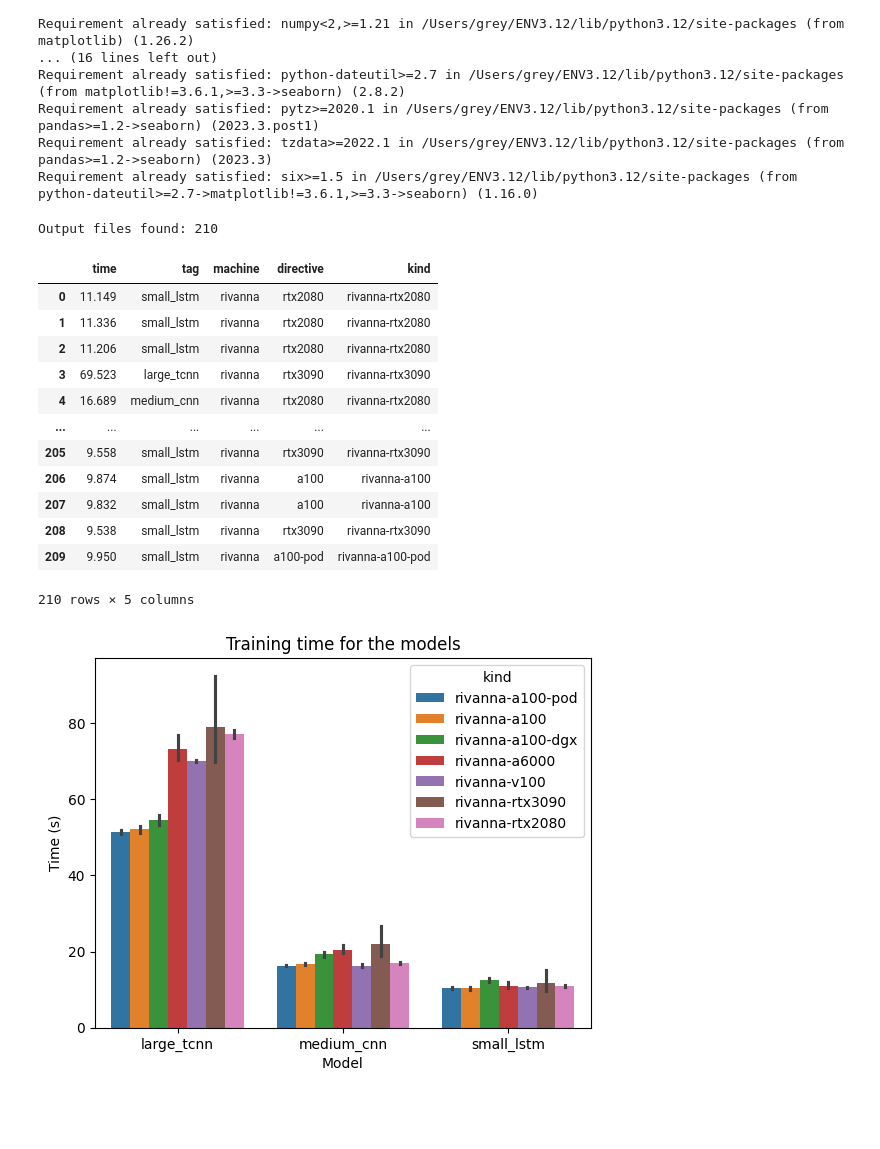
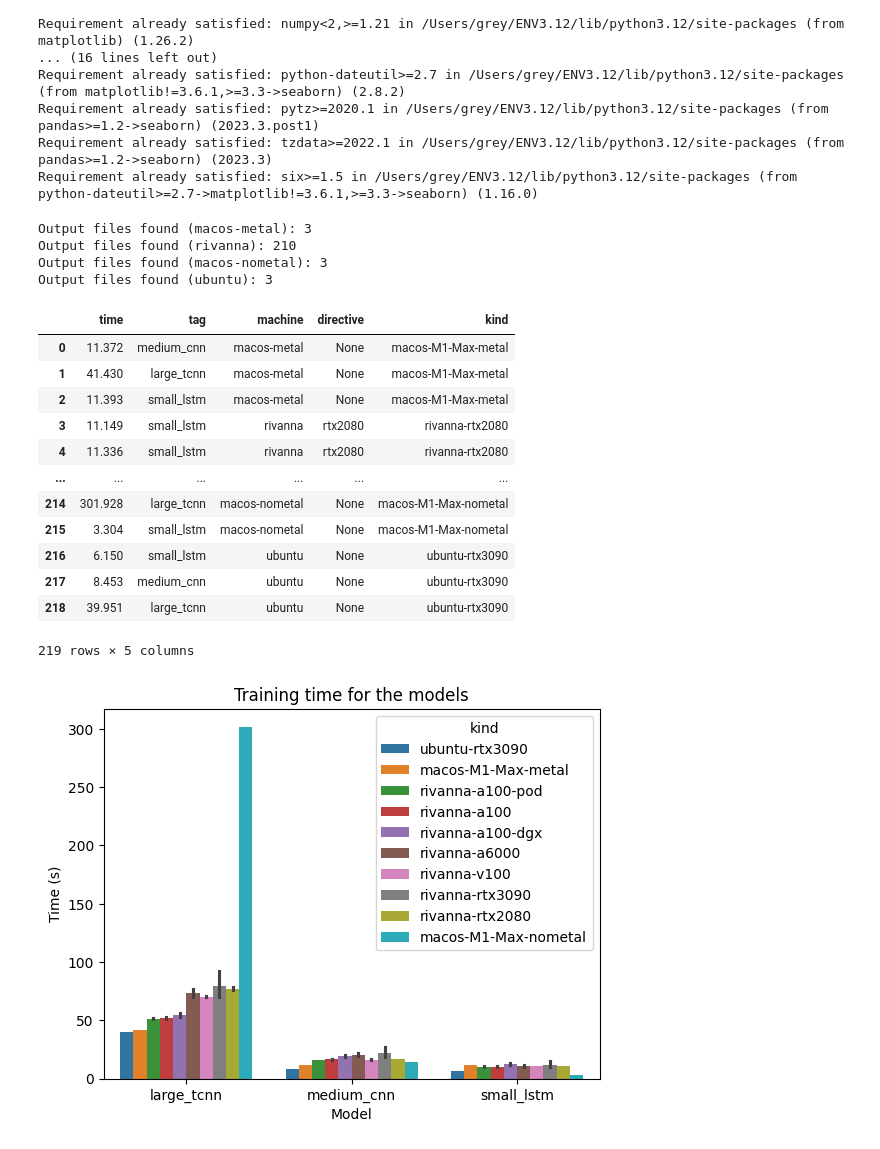
Before and after one commit to laszewsk/deprecated-osmi, a Jupyter notebook: target/analysis/analysis-training.ipynb, the cells around one changed output. Drawn from its saved outputs; the diff is of its cells as text; code cells hidden in the pictures; blank space fills up the shorter version.

Commit message:
add tensorflow metal for macos

```diff
--- a/target/analysis/analysis-training.ipynb
+++ b/target/analysis/analysis-training.ipynb
@@ -41,7 +39,7 @@ import os
 def load_data(df, machine):
 
     log_files = glob.glob(f'../results/{machine}/train/project/*/*.out')
-    print("Output files found:", len(log_files))
+    print(f"Output files found ({machine}):", len(log_files))
     # Iterate over each log file
     for log_file in log_files:
         with open(log_file, 'r') as file:
@@ -83,43 +81,40 @@ df = pd.DataFrame()
 for machine in machines:
     df = load_data(df, machine)
 
+df.loc[df['kind'] == 'ubuntu-None', 'kind'] = 'ubuntu-rtx3090'
+df.loc[df['kind'] == 'macos-nometal-None', 'kind'] = 'macos-M1-Max-nometal'
+df.loc[df['kind'] == 'macos-metal-None', 'kind'] = 'macos-M1-Max-metal'
+
 df
 # %% [output]
-Output files found: 210
+Output files found (macos-metal): 3
+Output files found (rivanna): 210
+Output files found (macos-nometal): 3
+Output files found (ubuntu): 3
 |  | time | tag | machine | directive | kind |
-| 0 | 11.149 | small_lstm | rivanna | rtx2080 | rivanna-rtx2080 |
-| 1 | 11.336 | small_lstm | rivanna | rtx2080 | rivanna-rtx2080 |
-| 2 | 11.206 | small_lstm | rivanna | rtx2080 | rivanna-rtx2080 |
-| 3 | 69.523 | large_tcnn | rivanna | rtx3090 | rivanna-rtx3090 |
-| 4 | 16.689 | medium_cnn | rivanna | rtx2080 | rivanna-rtx2080 |
+| 0 | 11.372 | medium_cnn | macos-metal | None | macos-M1-Max-metal |
+| 1 | 41.430 | large_tcnn | macos-metal | None | macos-M1-Max-metal |
+| 2 | 11.393 | small_lstm | macos-metal | None | macos-M1-Max-metal |
+| 3 | 11.149 | small_lstm | rivanna | rtx2080 | rivanna-rtx2080 |
+| 4 | 11.336 | small_lstm | rivanna | rtx2080 | rivanna-rtx2080 |
 | ... | ... | ... | ... | ... | ... |
-| 205 | 9.558 | small_lstm | rivanna | rtx3090 | rivanna-rtx3090 |
-| 206 | 9.874 | small_lstm | rivanna | a100 | rivanna-a100 |
-| 207 | 9.832 | small_lstm | rivanna | a100 | rivanna-a100 |
-| 208 | 9.538 | small_lstm | rivanna | rtx3090 | rivanna-rtx3090 |
-| 209 | 9.950 | small_lstm | rivanna | a100-pod | rivanna-a100-pod |
+| 214 | 301.928 | large_tcnn | macos-nometal | None | macos-M1-Max-nometal |
+| 215 | 3.304 | small_lstm | macos-nometal | None | macos-M1-Max-nometal |
+| 216 | 6.150 | small_lstm | ubuntu | None | ubuntu-rtx3090 |
+| 217 | 8.453 | medium_cnn | ubuntu | None | ubuntu-rtx3090 |
+| 218 | 39.951 | large_tcnn | ubuntu | None | ubuntu-rtx3090 |
-210 rows × 5 columns
+219 rows × 5 columns
 # %%
-#df_sorted = df.sort_values('tag')
-#sns.barplot(x=df_sorted['tag'], y=df_sorted['time'], hue=df_sorted['kind'])
+def plot_training_time(df):
+    df_sorted = df.sort_values(['tag', 'time'])
 
+    sns.barplot(x=df_sorted['tag'], y=df_sorted['time'], hue=df_sorted['kind'])
 
-df_sorted = df.sort_values(['tag', 'time'])
-sns.barplot(x=df_sorted['tag'], y=df_sorted['time'], hue=df_sorted['kind'])
+    plt.xlabel('Model')
+    plt.ylabel('Time (s)')
+    plt.title('Training time for the models')
+    plt.show()
 
-
-# Set the labels and title
-plt.xlabel('Model')
-plt.ylabel('Time (s)')
-plt.title('Training time for the models')
-
-# Set the y-axis to log scale
-#plt.yscale('log')
-
-# Set the y-axis formatter to display integers
-#plt.gca().yaxis.set_major_formatter(plt.ScalarFormatter(useOffset=False))
-
-# Show the plot
-plt.show()
+plot_training_time(df)
 # %% [output]
-[figure, old version]
+[figure, new version]
```
Also changed, not shown: parts of 2 cells of this notebook, 3 other files.
